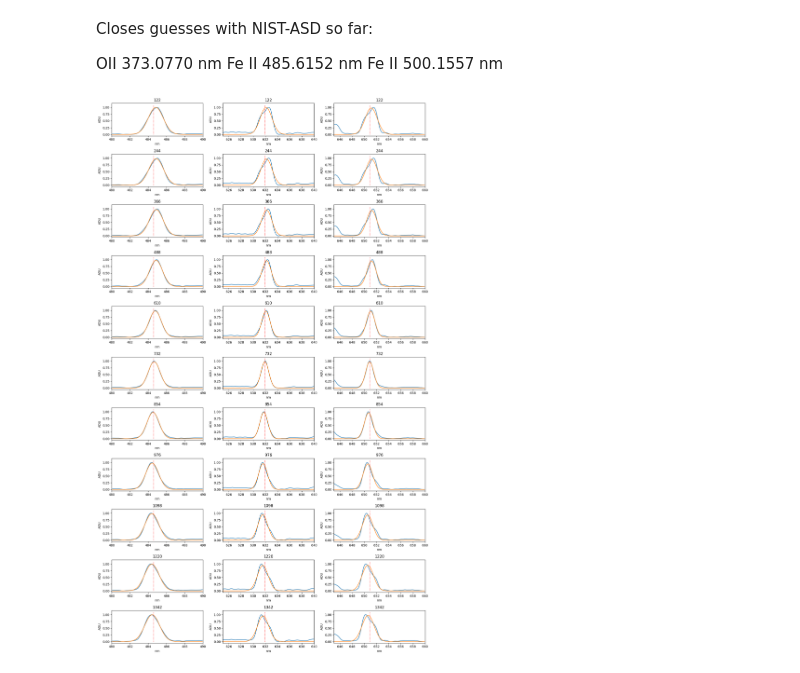
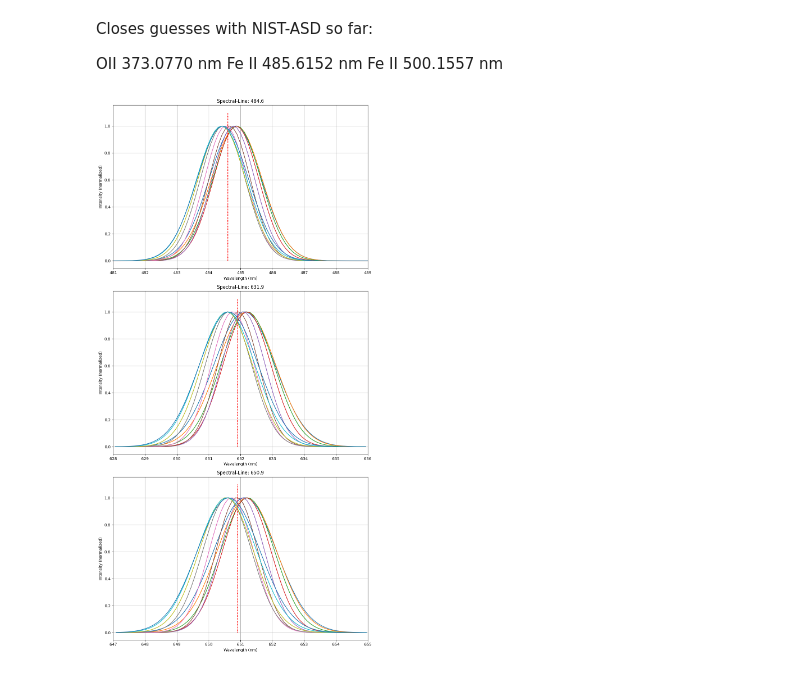
Before and after one commit to B0whunt3r21/AstroPrak, a Jupyter notebook: Galax_Spect/Galax_Spect.ipynb, the cells around one changed output. Saved outputs shown, nothing was run; the diff lists cells and outputs as text; code cells hidden in the pictures.

```diff
--- a/Galax_Spect/Galax_Spect.ipynb
+++ b/Galax_Spect/Galax_Spect.ipynb
@@ -402,47 +392,58 @@ def Gauss(x, amp, mean, std):
     return amp*np.exp(-(x-mean)**2/(2*std**2))
 
 #Map Axis
 def fit(slice, minWavelength, maxWavelength, ax=None):
     cut = LSS[slice, :]/max(LSS[slice, :])
     filter = np.where(np.logical_and(x_NM_LSS.value >= minWavelength, x_NM_LSS.value <= maxWavelength))
     newAxX = x_NM_LSS[filter].value
     cutFiltered = cut[filter]
     cutFiltered = cutFiltered-cutFiltered.min()
     cutFiltered = cutFiltered/cutFiltered.max()
     popt, pcov = curve_fit(Gauss, newAxX, cutFiltered, p0=[np.max(cutFiltered), np.mean(newAxX), np.std(cutFiltered)])
 
-    ax.plot(newAxX, cutFiltered)
     ym = Gauss(newAxX, popt[0], popt[1], popt[2])
+
+    ym = np.divide(ym, np.max(ym))
+
     ax.plot(newAxX, ym)
+    #ax.plot(newAxX, cutFiltered)
     ax.set_xlim(minWavelength, maxWavelength)
-    ax.set_title(slice)
-    ax.set_xlabel('nm')
-    ax.set_ylabel('ADU')
+    ax.set_xlabel('Wavelength (nm)')
+    ax.set_ylabel('Intensity (normalized)')
 
     return popt[1]
 
 #Plotting
-wavelengths = []
+posSlit = []
 mu1 = []
 mu2 = []
 mu3 = []
 
-fig, ax = plt.subplots(11, 3, figsize=(15, 25))
+fig, ax = plt.subplots(3, 1, figsize=(10, 20))
 
 for i in range(1, 12):
-    wavelengths.append(122*i)
+    posSlit.append(122*i)
 
-    mu1.append(fit(wavelengths[i-1], 480, 490, ax[i-1][0]))
-    mu2.append(fit(wavelengths[i-1], 625, 640, ax[i-1][1]))
-    mu3.append(fit(wavelengths[i-1], 645, 660, ax[i-1][2]))
-    ax[i-1][0].vlines(line1, 0, 1.1, linestyles=':', colors='r')
-    ax[i-1][1].vlines(line2, 0, 1.1, linestyles=':', colors='r')
-    ax[i-1][2].vlines(line3, 0, 1.1, linestyles=':', colors='r')
+    mu1.append(fit(posSlit[i-1], 481, 489, ax[0]))
+    mu2.append(fit(posSlit[i-1], 628, 636, ax[1]))
+    mu3.append(fit(posSlit[i-1], 647, 655, ax[2]))
+    ax[0].vlines(line1, 0, 1.1, linestyles=':', colors='r')
+    ax[0].grid()
+    ax[0].set_title(f'Spectral-Line: {line1}')
+
+    ax[1].vlines(line2, 0, 1.1, linestyles=':', colors='r')
+    ax[1].grid()
+    ax[1].set_title(f'Spectral-Line: {line2}')
+
+    ax[2].vlines(line3, 0, 1.1, linestyles=':', colors='r')
+    ax[2].grid()
+    ax[2].set_title(f'Spectral-Line: {line3}')
+
 
 plt.tight_layout()
 plt.show()
 # %% [output]
-[figure, old version]
+[figure, new version]
 # %%
 #Rot.-Curve (Samplinmg of 15 seems okay)
 sliceSize = 15
```
Also changed, not shown: parts of 3 cells of this notebook.
